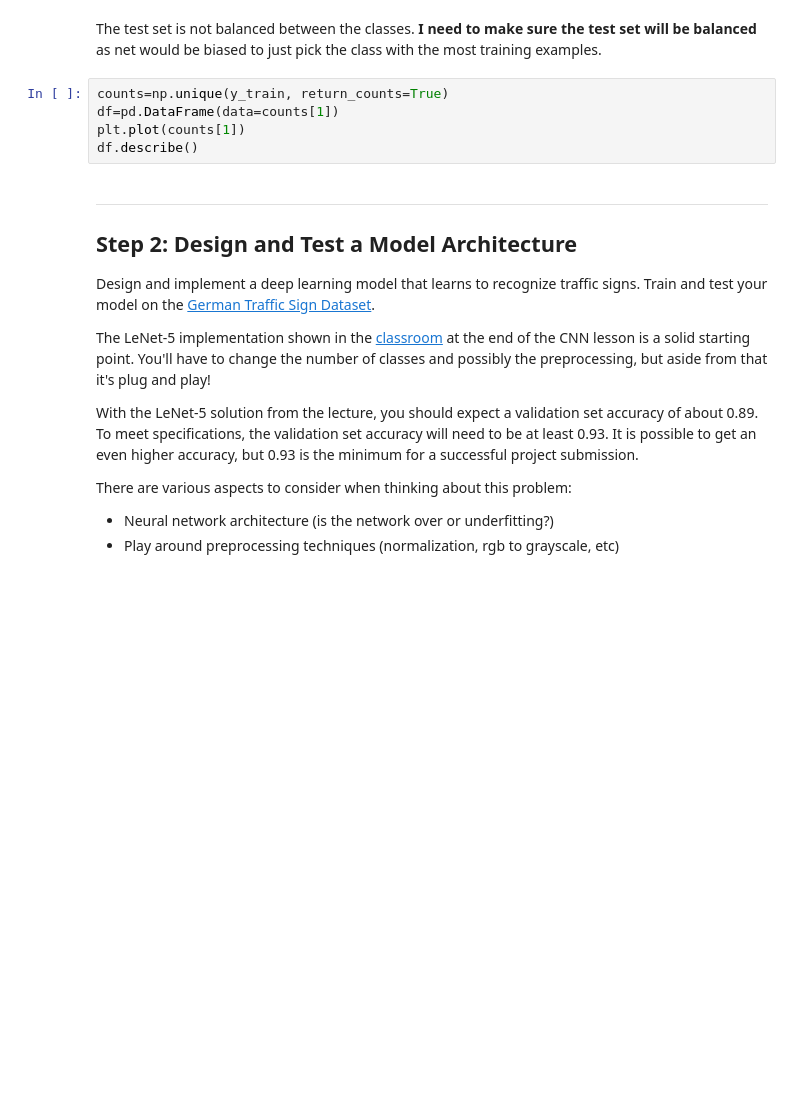
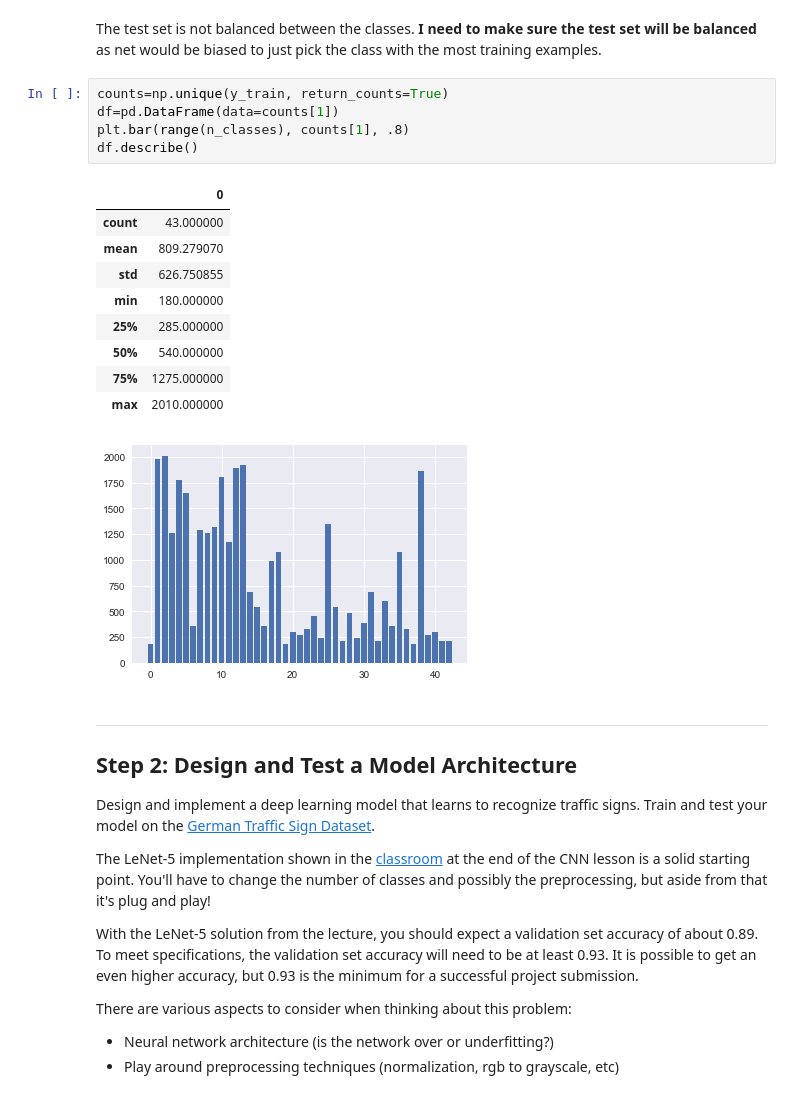
Before and after one commit to lake4790k/CarND-Traffic-Sign-Classifier-Project, a Jupyter notebook: Traffic_Sign_Classifier.ipynb, the cells around one changed output. Cells and saved outputs as stored; diff of their text form; blank space fills up the shorter version.

Commit message:
chart

```diff
--- a/Traffic_Sign_Classifier.ipynb
+++ b/Traffic_Sign_Classifier.ipynb
@@ -120,8 +130,19 @@ The test set is not balanced between the classes. **I need to make sure the test
 # %%
 counts=np.unique(y_train, return_counts=True)
 df=pd.DataFrame(data=counts[1])
-plt.plot(counts[1])
+plt.bar(range(n_classes), counts[1], .8)
 df.describe()
+# %% [output]
+|  | 0 |
+| count | 43.000000 |
+| mean | 809.279070 |
+| std | 626.750855 |
+| min | 180.000000 |
+| 25% | 285.000000 |
+| 50% | 540.000000 |
+| 75% | 1275.000000 |
+| max | 2010.000000 |
+[figure, added]
 # %% [markdown]
 
 ----
```
Also changed, not shown: parts of 5 cells of this notebook.
